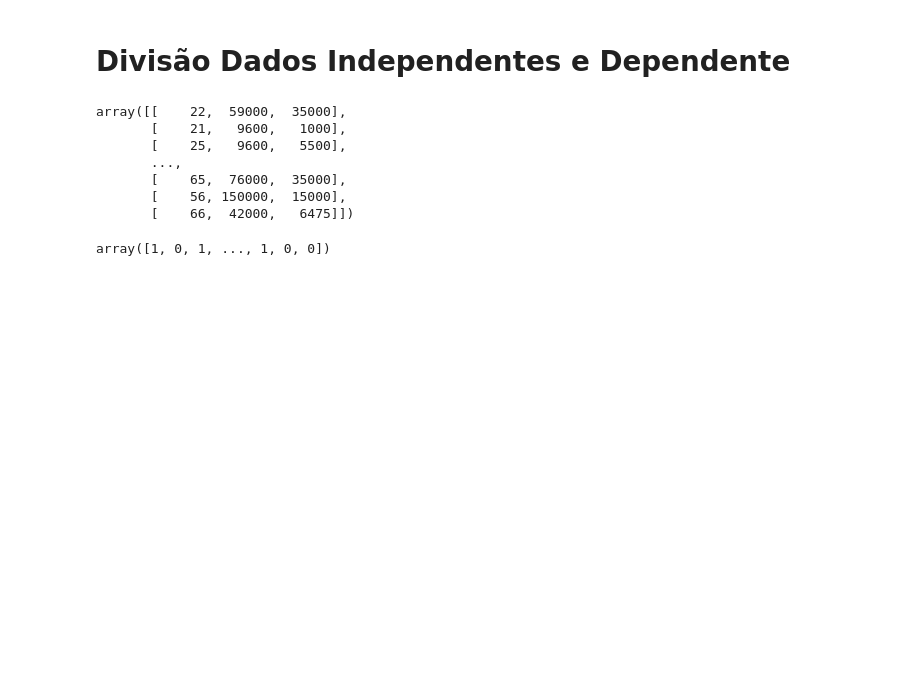
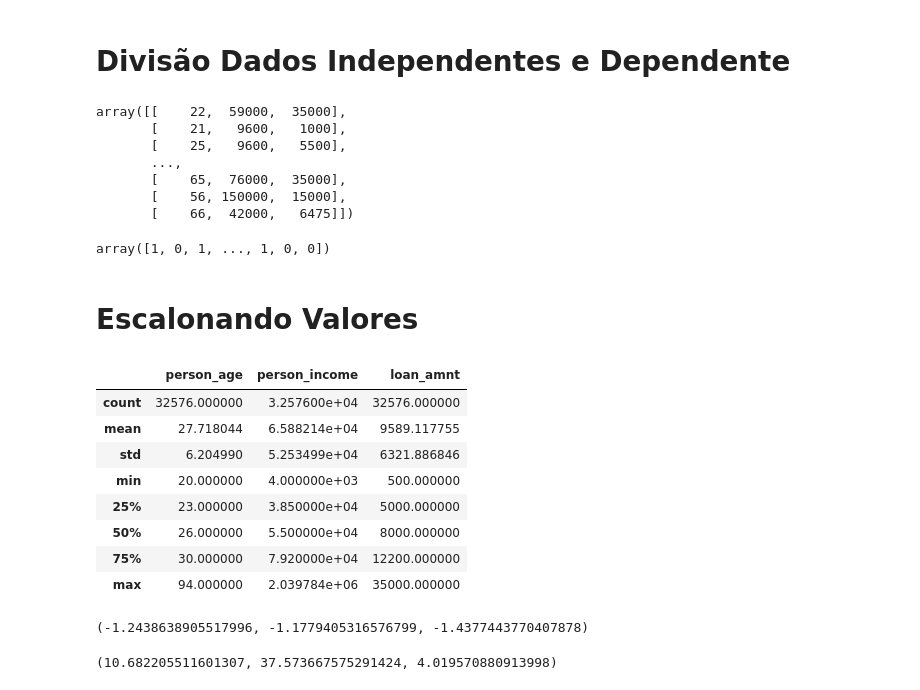
Before and after one commit to pzoliveira/DSFirstSteps, a Jupyter notebook: DSFirstSteps.ipynb, the cells around one changed output. Saved outputs shown, nothing was run; the diff lists cells and outputs as text; code cells hidden in the pictures; blank space fills up the shorter version.

Commit message:
Escalonando valores

```diff
--- a/DSFirstSteps.ipynb
+++ b/DSFirstSteps.ipynb
@@ -195,3 +195,17 @@ Y_credito = base_credito.iloc[:, -1].values
 Y_credito
 # %% [output]
 array([1, 0, 1, ..., 1, 0, 0])
+# %% [markdown]
+# Escalonando Valores
+# %%
+base_credito.iloc[:, :3].describe()
+# %% [output]
+|  | person_age | person_income | loan_amnt |
+| count | 32576.000000 | 3.257600e+04 | 32576.000000 |
+| mean | 27.718044 | 6.588214e+04 | 9589.117755 |
+| std | 6.204990 | 5.253499e+04 | 6321.886846 |
+| min | 20.000000 | 4.000000e+03 | 500.000000 |
+| 25% | 23.000000 | 3.850000e+04 | 5000.000000 |
+| 50% | 26.000000 | 5.500000e+04 | 8000.000000 |
+| 75% | 30.000000 | 7.920000e+04 | 12200.000000 |
+| max | 94.000000 | 2.039784e+06 | 35000.000000 |
@@ -197,0 +217,8 @@ array([1, 0, 1, ..., 1, 0, 0])
+# %%
+X_credito[:, 0].min(), X_credito[:, 1].min(), X_credito[:, 2].min()
+# %% [output]
+(-1.2438638905517996, -1.1779405316576799, -1.4377443770407878)
+# %%
+X_credito[:, 0].max(), X_credito[:, 1].max(), X_credito[:, 2].max()
+# %% [output]
+(10.682205511601307, 37.573667575291424, 4.019570880913998)
```
Also changed, not shown: parts of 2 cells of this notebook.
